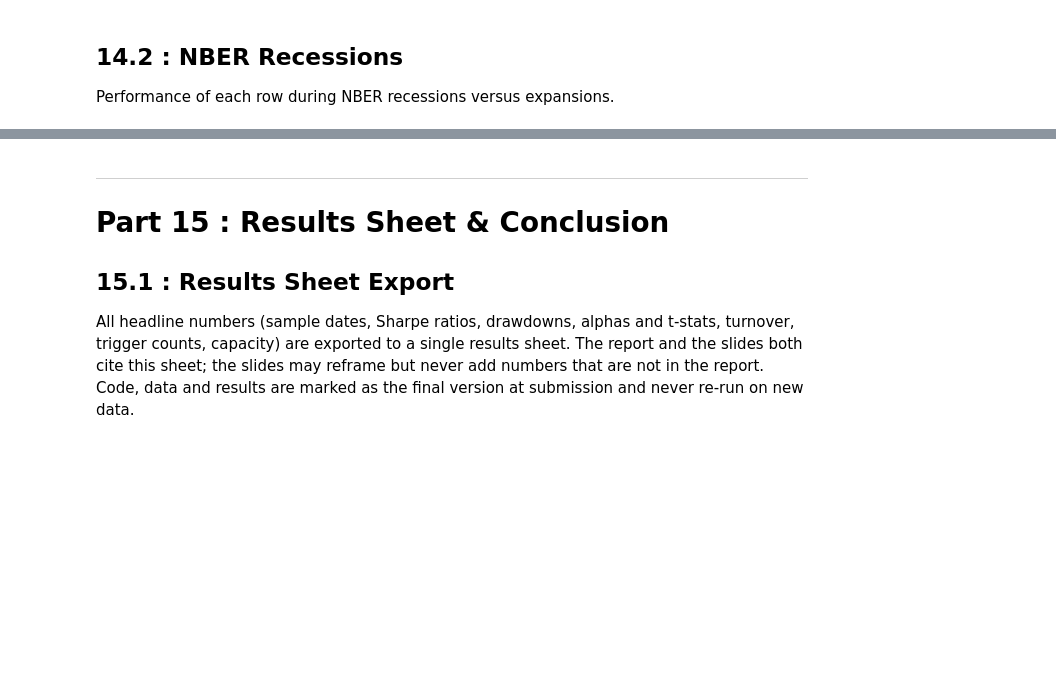
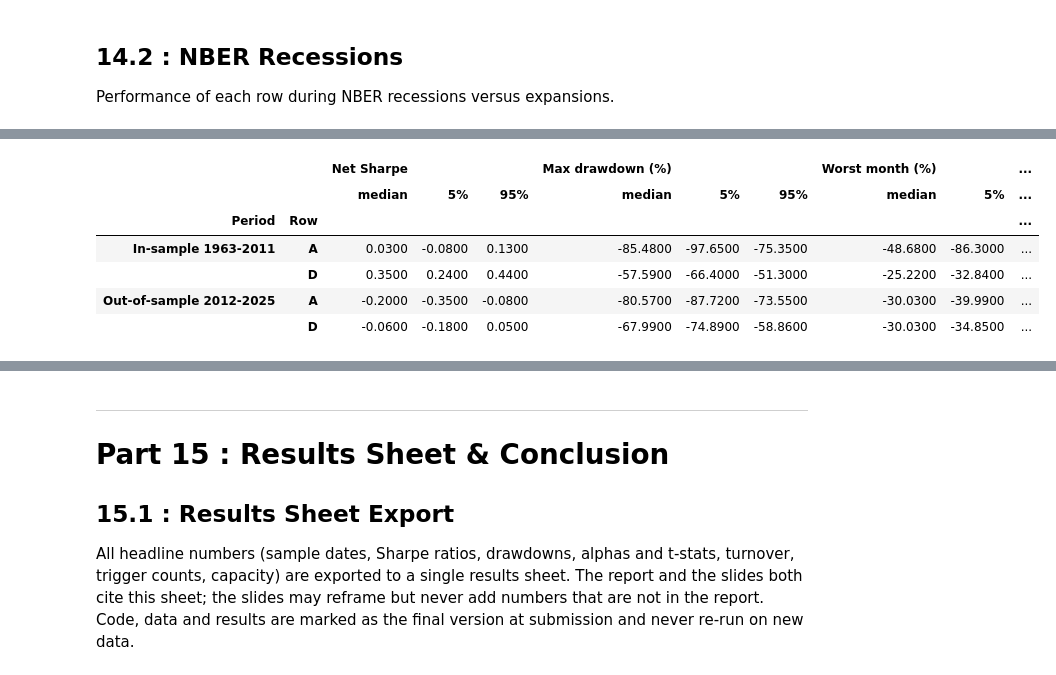
Before and after one commit to olol2/AppliedInvestments, a Jupyter notebook: Momentum_Robust_Notebook.ipynb, the cells around one changed output, grey strips where cells are left out. Cells and saved outputs as stored; diff of their text form; code cells hidden in the pictures; blank space fills up the shorter version.

```diff
--- a/Momentum_Robust_Notebook.ipynb
+++ b/Momentum_Robust_Notebook.ipynb
@@ -3374,0 +3660,73 @@ If the momentum premium and the crash reduction of row D over row A appear consi
+# %%
+# 14.3 Random half-universes (Fidan's idea). The stocks are split at random into two halves by PERMNO (each stock
+# stays in the same half for the whole sample), and rows A and D are rebuilt in each half with the same rules:
+# same NYSE breakpoints, same buffer, same trigger (it is a market-wide signal), same cost model and USD 100m fund.
+# Because deciles and the buffer only depend on each stock's own signal, a stock's membership in a leg is the same
+# as in the full universe: we keep the stocks of the half and re-weight them by market cap within each leg.
+# 20 random splits = 40 half-universes. Results are cached, so the notebook can be re-run without recomputing.
+N_HALF = 20
+HALF_CSV = OUTPUT / "table_14_3_half_universe_draws.csv"
+
+def restrict(w, keep):
+    """Keep only the stocks in `keep` and re-weight them within each date (value weights stay value weights)."""
+    w = w[w["PERMNO"].isin(keep)].copy()
+    w["w"] = w["w"] / w.groupby("date")["w"].transform("sum")
+    return w
+
+def half_rows(keep):
+    """Rows A and D rebuilt on the stocks in `keep`."""
+    row_a = simple_strategy(restrict(w_long, keep), restrict(w_short, keep))
+    l_buf, s_buf, mkt = restrict(w_long_buf, keep), restrict(w_short_buf, keep), restrict(w_market, keep)
+    trig_form = trigger.reindex(s_buf["date"].unique()).fillna(0)
+    a = s_buf.assign(w=s_buf["w"] * (1 - DELTA * s_buf["date"].map(trig_form)))
+    m = mkt[mkt["date"].map(trig_form) == 1]
+    short_w = (pd.concat([a, m.assign(w=m["w"] * DELTA)]).groupby(["date", "PERMNO"], as_index=False)
+               .agg(w=("w", "sum"), ret_next=("ret_next", "first")))
+    return {"A": row_a, "D": simple_strategy(l_buf, short_w[short_w["w"] > 0])}
+
+def half_stats(rows, draw, half):
+    out = []
+    for name, s in rows.items():
+        for period, (start, end) in PERIODS_11.items():
+            r = s["net"].loc[start:end]
+            wealth = (1 + r).cumprod()
+            out.append({"Draw": draw, "Half": half, "Row": name, "Period": period,
+                        "Net Sharpe": np.sqrt(12) * r.mean() / r.std(),
+                        "Max drawdown (%)": 100 * (wealth / wealth.cummax() - 1).min(),
+                        "Worst month (%)": 100 * r.min(),
+                        "Net FF5 alpha": factor_alpha(r, "FF5", start, end)[0],
+                        "Net FF5 + UMD alpha": factor_alpha(r, "FF5 + UMD", start, end)[0]})
+    return out
+
+# Check: with all stocks, the rebuilt row D is the original row D
+check_D = half_rows(set(crsp["PERMNO"].unique()))["D"]
+print(f"Rebuilt row D with all stocks matches the original: "
+      f"{np.allclose(check_D['net'].loc[SAMPLE_START:SAMPLE_END], row_D['net'].reindex(check_D['net'].loc[SAMPLE_START:SAMPLE_END].index))}")
+
+if HALF_CSV.exists():
+    draws = pd.read_csv(HALF_CSV)
+    print(f"Half-universe results loaded from {HALF_CSV} ({draws['Draw'].nunique()} splits).")
+else:
+    rng_h = np.random.default_rng(SEED + 5)
+    permnos = np.sort(crsp["PERMNO"].unique())
+    t0, records = time.time(), []
+    for draw in range(N_HALF):
+        half1 = set(rng_h.choice(permnos, size=len(permnos) // 2, replace=False))
+        for half, keep in {1: half1, 2: set(permnos) - half1}.items():
+            records += half_stats(half_rows(keep), draw, half)
+        print(f"Split {draw + 1}/{N_HALF} done ({time.time() - t0:.0f} s)")
+    draws = pd.DataFrame(records)
+    draws.to_csv(HALF_CSV, index=False)
+
+metrics = ["Net Sharpe", "Max drawdown (%)", "Worst month (%)", "Net FF5 alpha", "Net FF5 + UMD alpha"]
+summary_143 = (draws.groupby(["Period", "Row"])[metrics]
+               .agg([("median", "median"), ("5%", lambda x: x.quantile(0.05)), ("95%", lambda x: x.quantile(0.95))]))
+print(f"Distribution across {draws['Draw'].nunique() * 2} half-universes (net of costs):")
+display(summary_143.round(2))
+
+# How often does D beat A within the same half-universe?
+wide = draws.pivot_table(index=["Period", "Draw", "Half"], columns="Row", values=metrics)
+beats = pd.DataFrame({m: (wide[(m, "D")] > wide[(m, "A")]).groupby(level="Period").mean() for m in metrics})
+print("Share of half-universes in which D beats A (higher Sharpe/alpha, smaller drawdown/worst month):")
+display((100 * beats).round(0))
+# %% [output]
@@ -3374,0 +3736,7 @@ If the momentum premium and the crash reduction of row D over row A appear consi
+|  |  | Net Sharpe |  |  | Max drawdown (%) |  |  | Worst month (%) |  | ... |
+|  |  | median | 5% | 95% | median | 5% | 95% | median | 5% | ... |
+| Period | Row |  |  |  |  |  |  |  |  | ... |
+| In-sample 1963-2011 | A | 0.0300 | -0.0800 | 0.1300 | -85.4800 | -97.6500 | -75.3500 | -48.6800 | -86.3000 | ... |
+|  | D | 0.3500 | 0.2400 | 0.4400 | -57.5900 | -66.4000 | -51.3000 | -25.2200 | -32.8400 | ... |
+| Out-of-sample 2012-2025 | A | -0.2000 | -0.3500 | -0.0800 | -80.5700 | -87.7200 | -73.5500 | -30.0300 | -39.9900 | ... |
+|  | D | -0.0600 | -0.1800 | 0.0500 | -67.9900 | -74.8900 | -58.8600 | -30.0300 | -34.8500 | ... |
```
Also changed, not shown: parts of 25 cells of this notebook, 6 other files.
